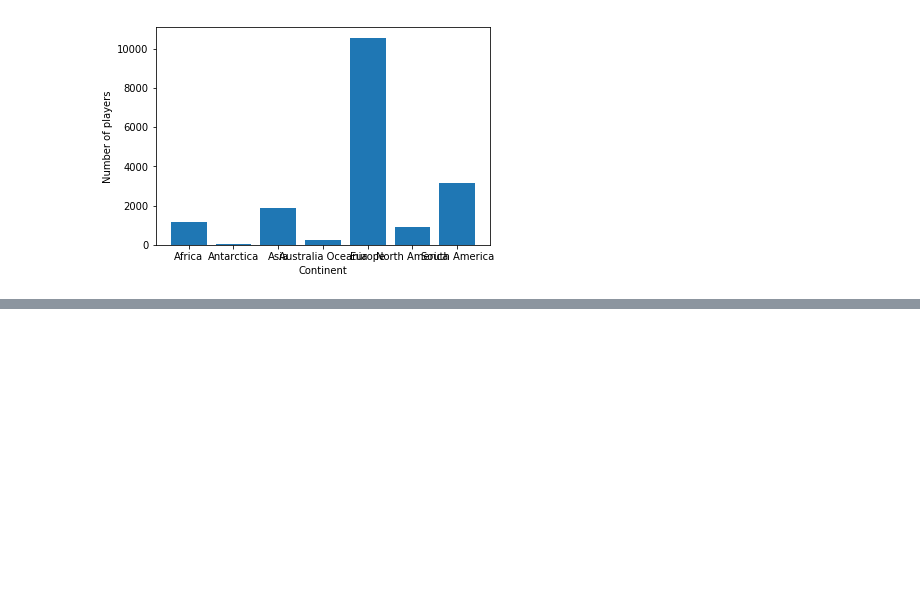
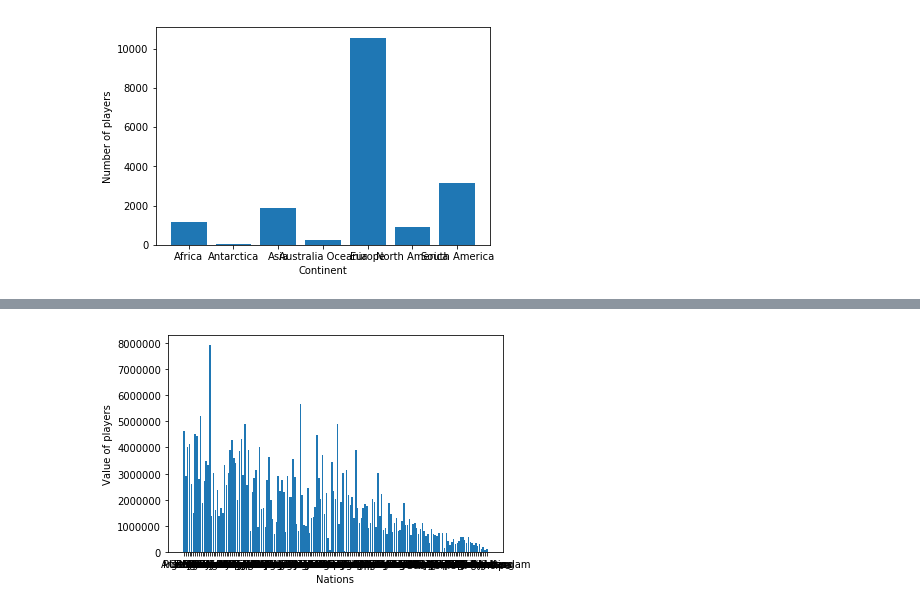
Before and after one commit to Fournierp/Fifa18, a Jupyter notebook: Fifa 18 Model.ipynb, the cells around one changed output, grey strips where cells are left out. Drawn from its saved outputs; the diff is of its cells as text; code cells hidden in the pictures; blank space fills up the shorter version.

Commit message:
Player value per country

```diff
--- a/Fifa 18 Model.ipynb
+++ b/Fifa 18 Model.ipynb
@@ -183,0 +226,29 @@ plt.show()
+# %%
+#Player value per nation
+value_per_nation = {'Nation': 0}
+def sum_values(series):
+    if series[1][-1] == 'M':
+        value = float(series[1][1:-1])*1000000
+    elif series[1][-1] == 'K':
+        value = float(series[1][1:-1])*1000
+    else:
+        value = float(series[1][1:])
+    if (series[0] in value_per_nation):
+        value_per_nation[series[0]] += value
+    else:
+        value_per_nation[series[0]] = value
+
+two_columns = processed_df[['Nationality', 'Value']]
+two_columns.apply(sum_values, 1)
+value_per_nation.pop('Nation', None)
+
+for nation in value_per_nation:
+    value_per_nation[nation] = value_per_nation[nation] / float(nations[nation])
+
+plt.bar(range(len(value_per_nation)), list(value_per_nation.values()), align='center',)
+plt.xticks(range(len(value_per_nation)), list(value_per_nation.keys()))
+plt.xlabel('Nations')
+plt.ylabel('Value of players')
+plt.show()
+# %% [output]
+[figure, added]
```
Also changed, not shown: parts of 4 cells of this notebook.
